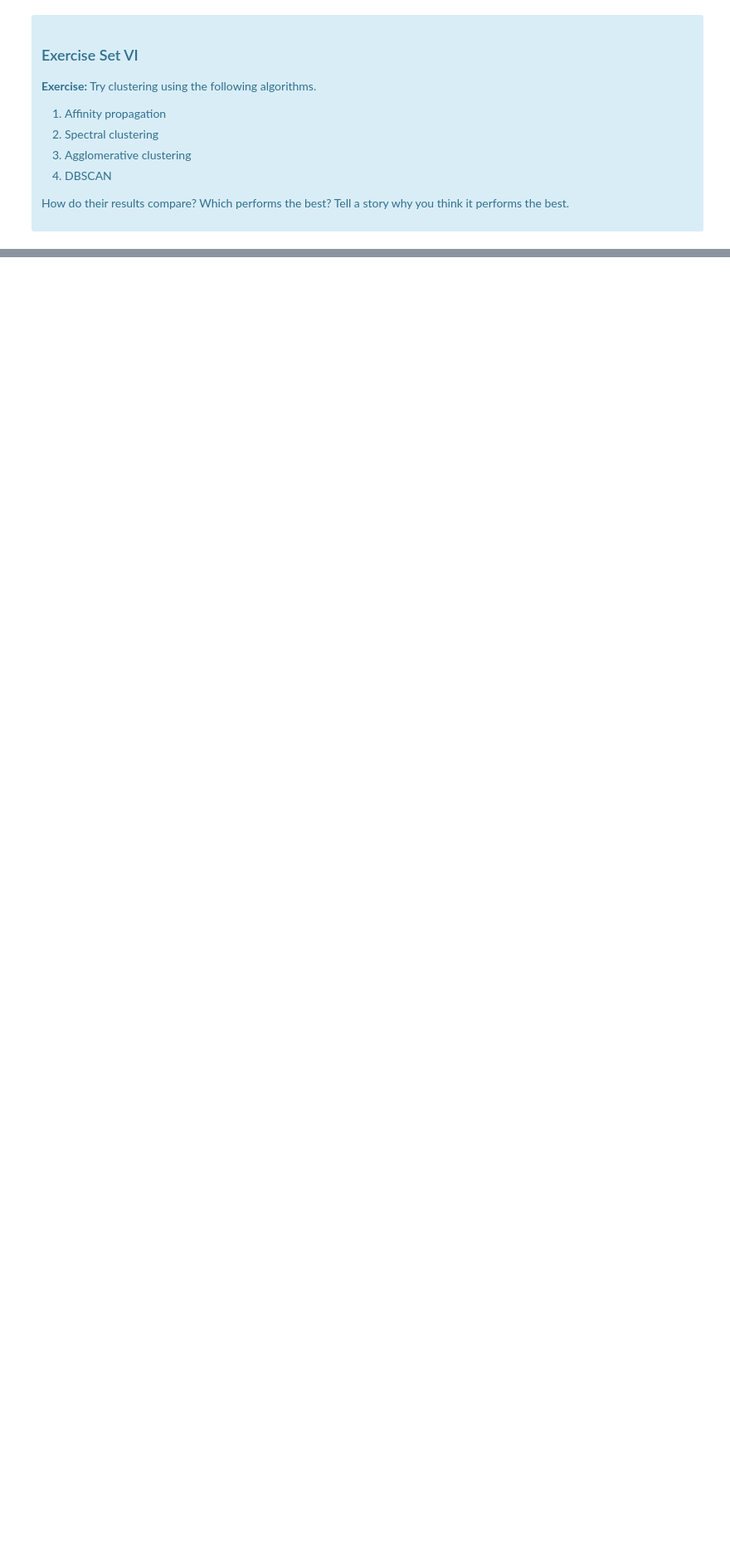
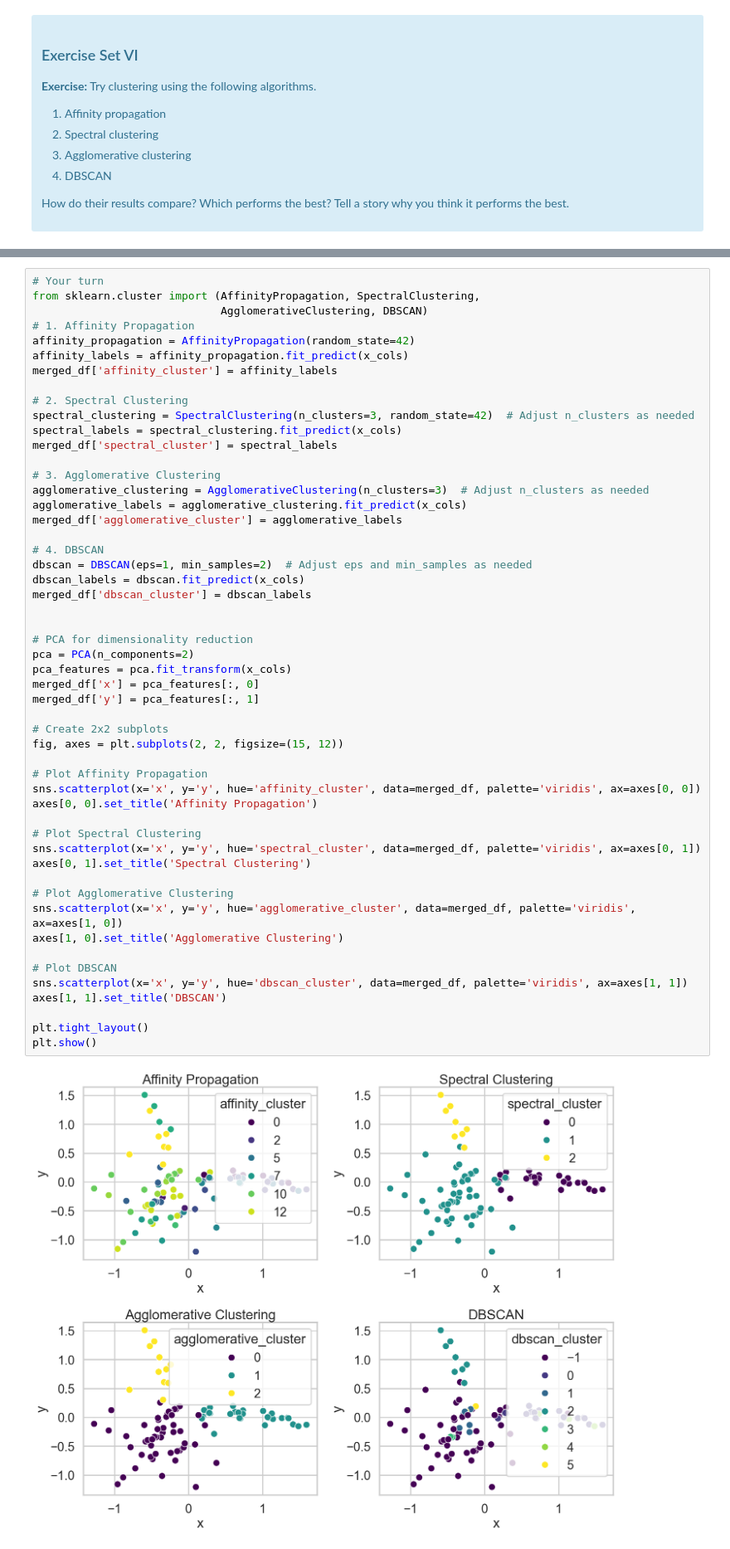
Before and after one commit to BTExpress1/miniprojects, a Jupyter notebook: Clustering Case Study/Clustering Case Study - Customer Segmentation with K-Means - Tier 3.ipynb, the cells around one changed output, grey strips where cells are left out. Shown: that part at 83% size. Drawn from its saved outputs; the diff is of its cells as text; blank space fills up the shorter version.

```diff
--- a/Clustering Case Study/Clustering Case Study - Customer Segmentation with K-Means - Tier 3.ipynb
+++ b/Clustering Case Study/Clustering Case Study - Customer Segmentation with K-Means - Tier 3.ipynb
@@ -531,0 +602,54 @@ Source: http://scikit-learn.org/stable/modules/clustering.html
+# %%
+# Your turn
+from sklearn.cluster import (AffinityPropagation, SpectralClustering,
+                             AgglomerativeClustering, DBSCAN)
+# 1. Affinity Propagation
+affinity_propagation = AffinityPropagation(random_state=42)
+affinity_labels = affinity_propagation.fit_predict(x_cols)
+merged_df['affinity_cluster'] = affinity_labels
+
+# 2. Spectral Clustering
+spectral_clustering = SpectralClustering(n_clusters=3, random_state=42)  # Adjust n_clusters as needed
+spectral_labels = spectral_clustering.fit_predict(x_cols)
+merged_df['spectral_cluster'] = spectral_labels
+
+# 3. Agglomerative Clustering
+agglomerative_clustering = AgglomerativeClustering(n_clusters=3)  # Adjust n_clusters as needed
+agglomerative_labels = agglomerative_clustering.fit_predict(x_cols)
+merged_df['agglomerative_cluster'] = agglomerative_labels
+
+# 4. DBSCAN
+dbscan = DBSCAN(eps=1, min_samples=2)  # Adjust eps and min_samples as needed
+dbscan_labels = dbscan.fit_predict(x_cols)
+merged_df['dbscan_cluster'] = dbscan_labels
+
+
+# PCA for dimensionality reduction
+pca = PCA(n_components=2)
+pca_features = pca.fit_transform(x_cols)
+merged_df['x'] = pca_features[:, 0]
+merged_df['y'] = pca_features[:, 1]
+
+# Create 2x2 subplots
+fig, axes = plt.subplots(2, 2, figsize=(15, 12))
+
+# Plot Affinity Propagation
+sns.scatterplot(x='x', y='y', hue='affinity_cluster', data=merged_df, palette='viridis', ax=axes[0, 0])
+axes[0, 0].set_title('Affinity Propagation')
+
+# Plot Spectral Clustering
+sns.scatterplot(x='x', y='y', hue='spectral_cluster', data=merged_df, palette='viridis', ax=axes[0, 1])
+axes[0, 1].set_title('Spectral Clustering')
+
+# Plot Agglomerative Clustering
+sns.scatterplot(x='x', y='y', hue='agglomerative_cluster', data=merged_df, palette='viridis', ax=axes[1, 0])
+axes[1, 0].set_title('Agglomerative Clustering')
+
+# Plot DBSCAN
+sns.scatterplot(x='x', y='y', hue='dbscan_cluster', data=merged_df, palette='viridis', ax=axes[1, 1])
+axes[1, 1].set_title('DBSCAN')
+
+plt.tight_layout()
+plt.show()
+# %% [output]
+[figure, added]
```
Also changed, not shown: parts of 13 cells of this notebook.
